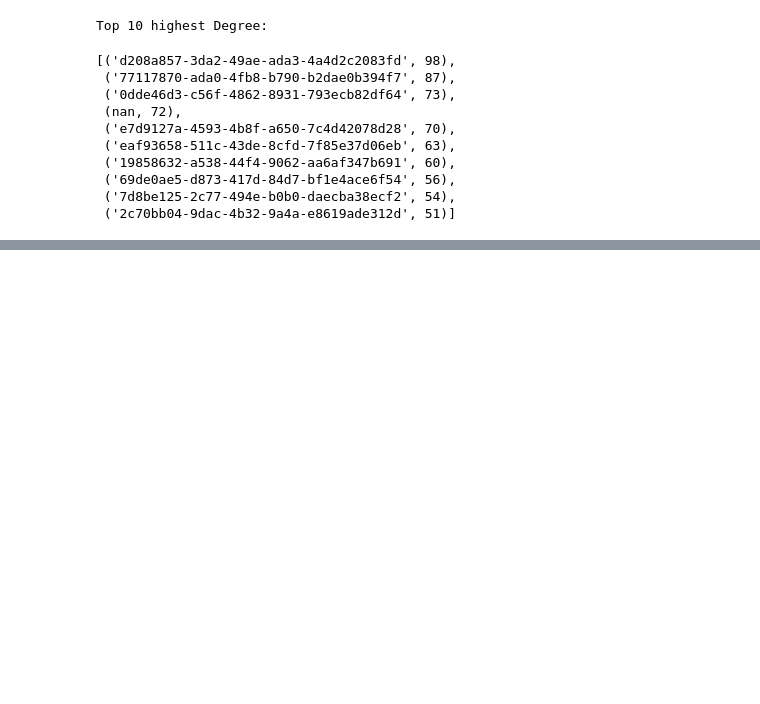
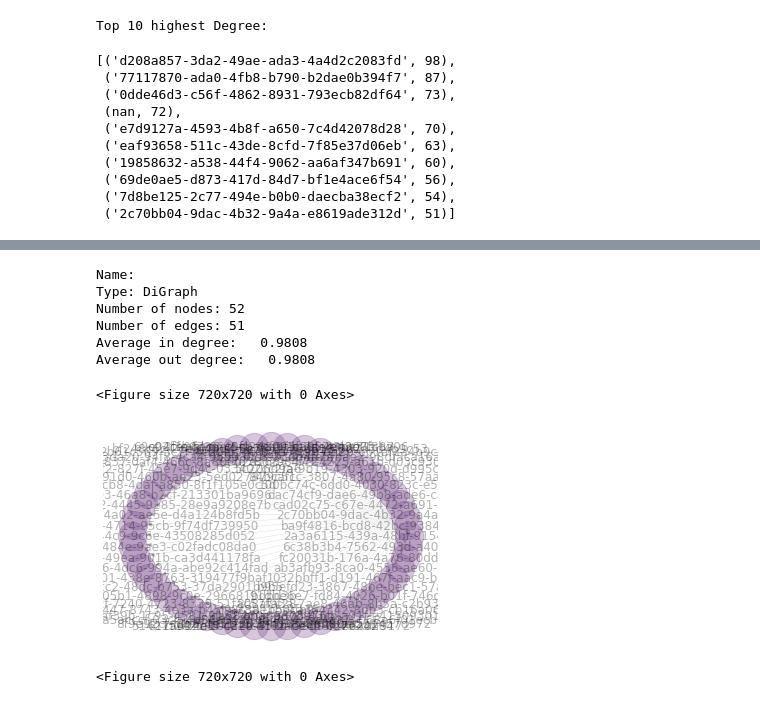
Before and after one commit to mharrisonbaker/DATA620, a Jupyter notebook: Academic_Citation_Graph_Data620final_draft.ipynb, the cells around one changed output, grey strips where cells are left out. Cells and saved outputs as stored; diff of their text form; code cells hidden in the pictures; blank space fills up the shorter version.

```diff
--- a/Academic_Citation_Graph_Data620final_draft.ipynb
+++ b/Academic_Citation_Graph_Data620final_draft.ipynb
@@ -511,0 +542,20 @@ plt.show()
+# %%
+nx.ego_graph(Gsub, '2c70bb04-9dac-4b32-9a4a-e8619ade312d')
+ego_net2 = nx.ego_graph(Gsub, '2c70bb04-9dac-4b32-9a4a-e8619ade312d')
+print(nx.info(ego_net2))
+# %% [output]
+Name:
+Type: DiGraph
+Number of nodes: 52
+Number of edges: 51
+Average in degree:   0.9808
+Average out degree:   0.9808
+# %%
+pos=nx.shell_layout(ego_net2)
+nx.draw_networkx(ego_net2, pos, alpha = .3, width=.2, node_size=800, node_color='#76448A')
+plt.axis('off')
+plt.figure(figsize = (10, 10))
+# %% [output]
+<Figure size 720x720 with 0 Axes>
+[figure, added]
+<Figure size 720x720 with 0 Axes>
```
Also changed, not shown: parts of 18 cells of this notebook.
